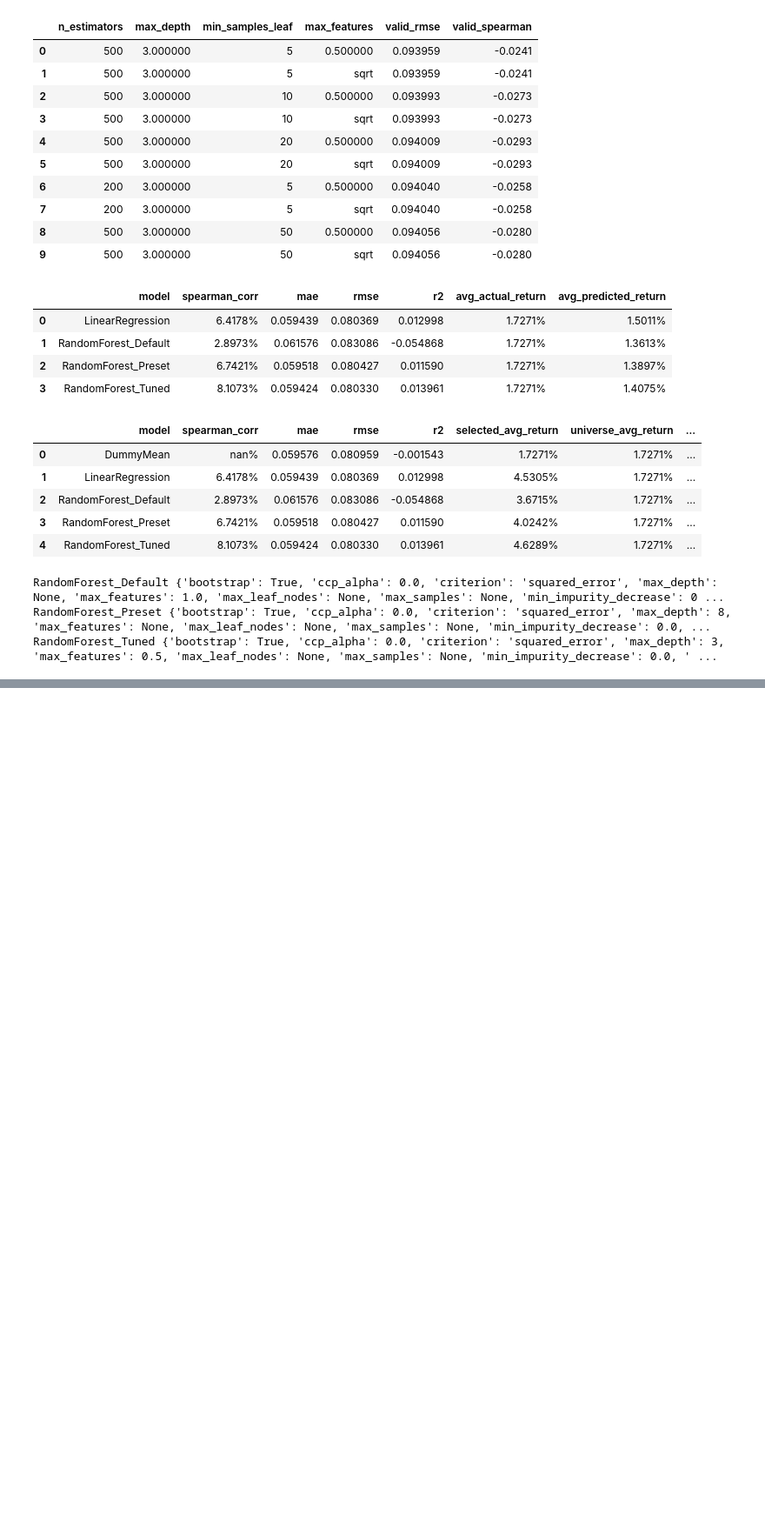
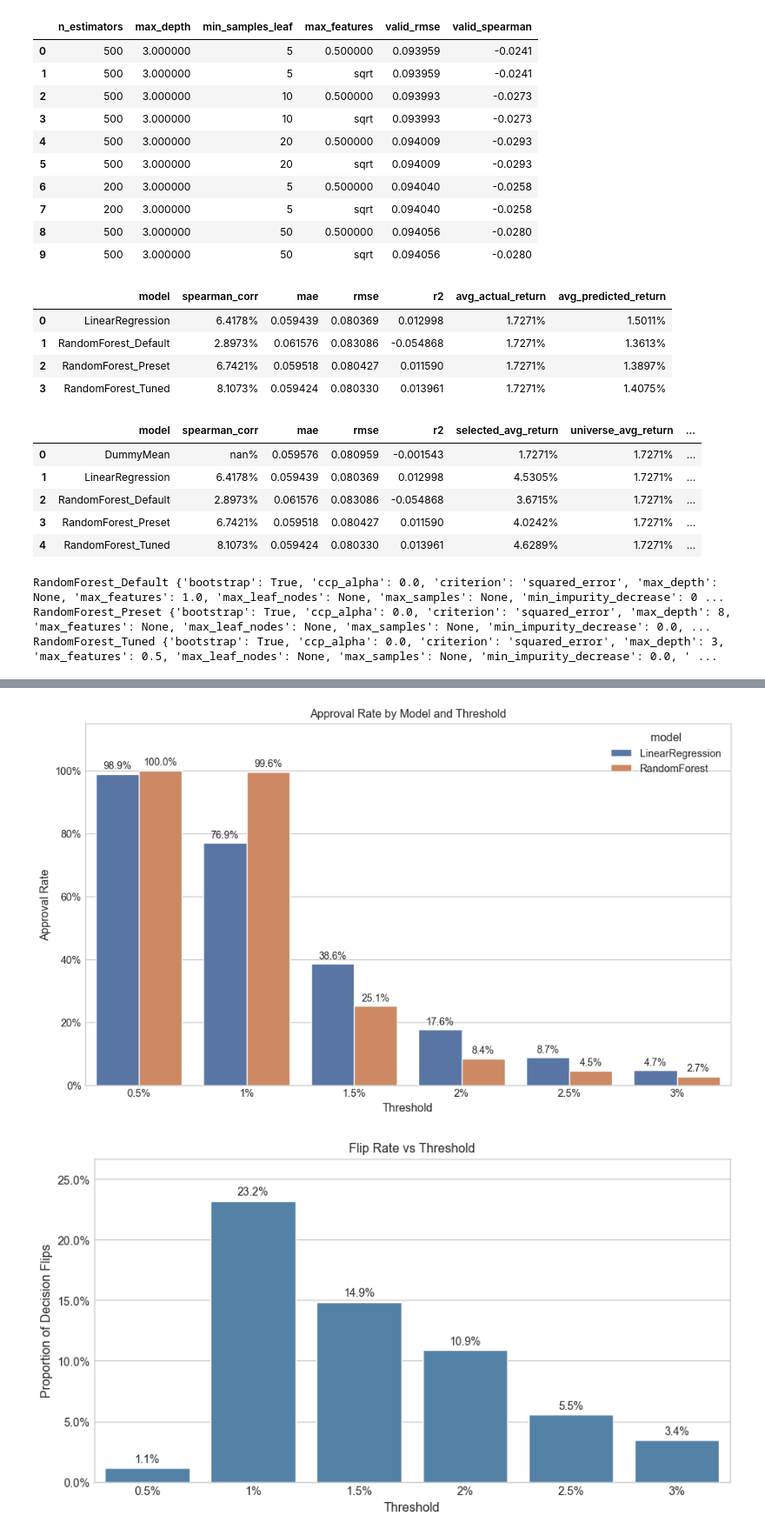
Before and after one commit to RodrigoHdRio/threshold-investment-decision-study, a Jupyter notebook: main/main.ipynb, the cells around one changed output, grey strips where cells are left out. Shown at 87% size. Drawn from its saved outputs; the diff is of its cells as text; code cells hidden in the pictures; blank space fills up the shorter version.

```diff
--- a/main/main.ipynb
+++ b/main/main.ipynb
@@ -849,18 +1086,0 @@ plt.show()
-# %%
-import matplotlib.ticker as mtick
-
-def annotate_rate_bars(ax):
-    ax.yaxis.set_major_formatter(mtick.PercentFormatter(1.0))
-    max_height = max(
-        (bar.get_height() for container in ax.containers for bar in container),
-        default=0,
-    )
-    if max_height > 0:
-        ax.set_ylim(0, max_height * 1.15)
-
-    for container in ax.containers:
-        labels = [
-            f"{bar.get_height():.1%}" if not np.isnan(bar.get_height()) else ""
-            for bar in container
-        ]
-        ax.bar_label(container, labels=labels, padding=3, fontsize=10)
@@ -887,0 +1087,45 @@ def annotate_value_bars(ax, decimals=2):
+# %%
+plot_results = detailed_results.copy()
+plot_results["threshold_label"] = plot_results["threshold"].map(lambda x: f"{x * 100:g}%")
+threshold_order = [f"{x * 100:g}%" for x in sorted(plot_results["threshold"].unique())]
+
+# 4. Approval rates instead of counts
+plt.figure(figsize=(10, 6))
+plot = sns.barplot(
+    data=plot_results,
+    x="threshold_label",
+    y="approval_rate",
+    hue="model",
+    order=threshold_order,
+    errorbar=None,
+)
+annotate_rate_bars(plot)
+plt.title("Approval Rate by Model and Threshold")
+plt.xlabel("Threshold")
+plt.ylabel("Approval Rate")
+plt.tight_layout()
+plt.show()
+
+
+flip_plot = flip_summary.copy()
+flip_plot["threshold_label"] = flip_plot["threshold"].map(lambda x: f"{x * 100:g}%")
+
+# Flip rate vs threshold
+plt.figure(figsize=(9, 5))
+plot = sns.barplot(
+    data=flip_plot,
+    x="threshold_label",
+    y="flip_rate",
+    color="steelblue",
+    order=threshold_order,
+    errorbar=None,
+)
+annotate_rate_bars(plot)
+plt.title("Flip Rate vs Threshold")
+plt.ylabel("Proportion of Decision Flips")
+plt.xlabel("Threshold")
+plt.tight_layout()
+plt.show()
+# %% [output]
+[figure, added]
+[figure, added]
```
Also changed, not shown: parts of 29 cells of this notebook, 4 other files.
